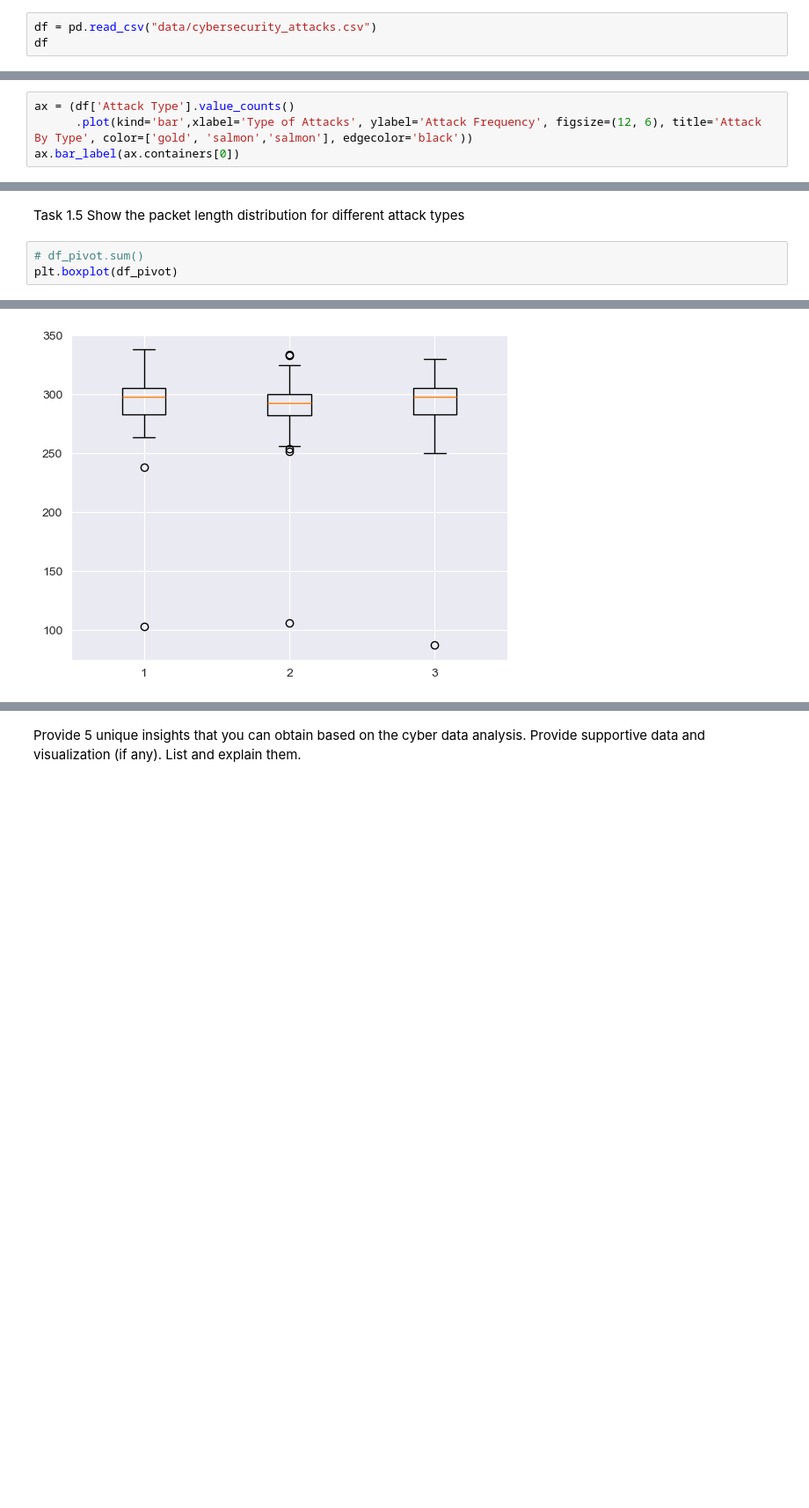
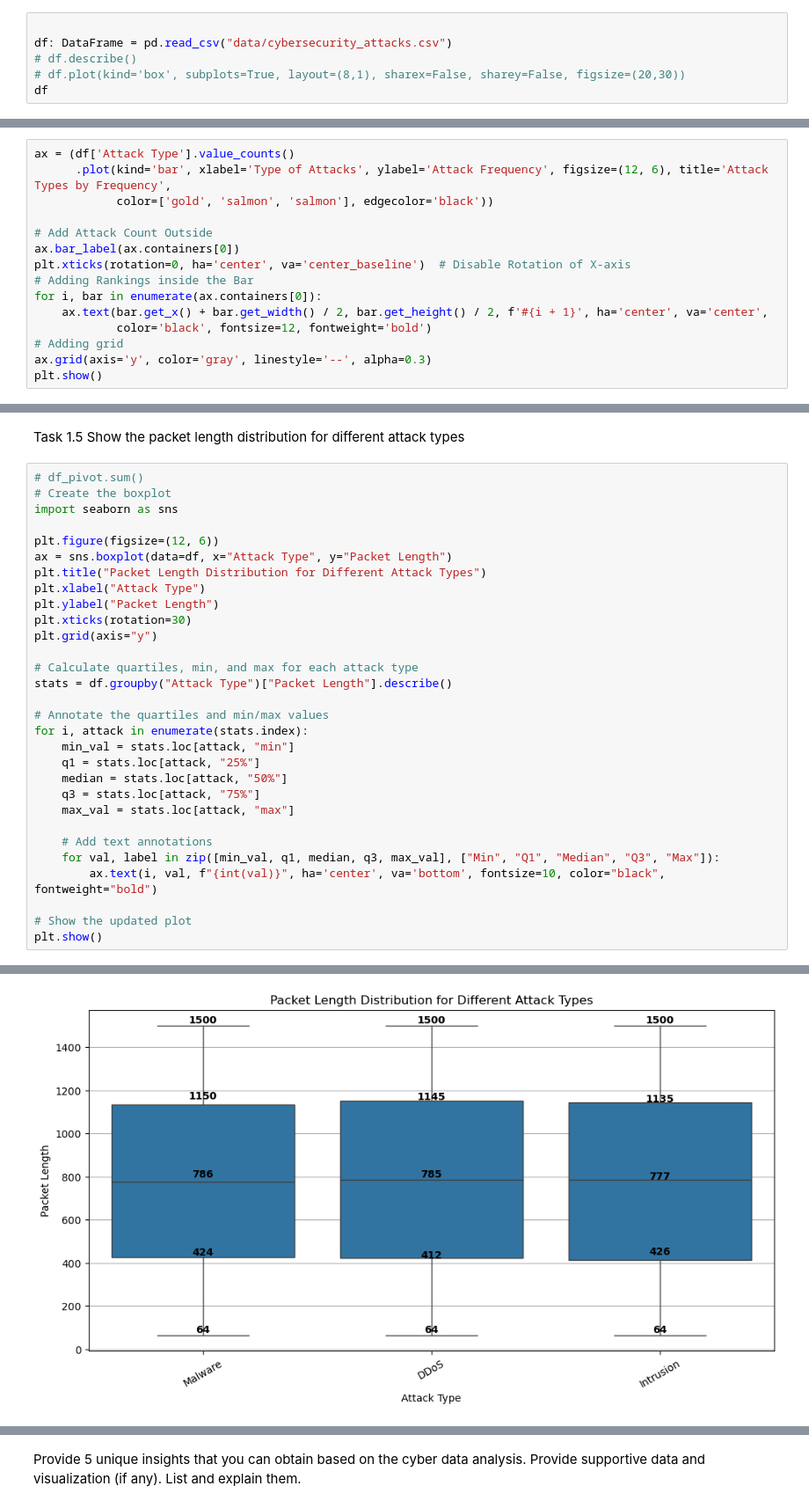
Before and after one commit to Shounaks/SIT719_Analytics_For_Security_And_Privacy, a Jupyter notebook: task-5.1C.ipynb, the cells around one changed output, grey strips where cells are left out. Shown at 88% size. Drawn from its saved outputs; the diff is of its cells as text; blank space fills up the shorter version.

```diff
--- a/task-5.1C.ipynb
+++ b/task-5.1C.ipynb
@@ -21,7 +28,10 @@ import matplotlib.pyplot as plt
 # %% [markdown]
 1.1 Display the first few rows of the dataset with the column headers to understand its structure.
 # %%
-df = pd.read_csv("data/cybersecurity_attacks.csv")
+
+df: DataFrame = pd.read_csv("data/cybersecurity_attacks.csv")
+# df.describe()
+# df.plot(kind='box', subplots=True, layout=(8,1), sharex=False, sharey=False, figsize=(20,30))
 df
 # %% [output]
 |  | Timestamp | Source IP Address | Destination IP Address | Source Port | Destination Port | Protocol | ... |
@@ -159,5 +161,16 @@ Attack Type Based segregation
 # %%
 ax = (df['Attack Type'].value_counts()
-      .plot(kind='bar',xlabel='Type of Attacks', ylabel='Attack Frequency', figsize=(12, 6), title='Attack By Type', color=['gold', 'salmon','salmon'], edgecolor='black'))
+      .plot(kind='bar', xlabel='Type of Attacks', ylabel='Attack Frequency', figsize=(12, 6), title='Attack Types by Frequency',
+            color=['gold', 'salmon', 'salmon'], edgecolor='black'))
+
+# Add Attack Count Outside
 ax.bar_label(ax.containers[0])
+plt.xticks(rotation=0, ha='center', va='center_baseline')  # Disable Rotation of X-axis
+# Adding Rankings inside the Bar
+for i, bar in enumerate(ax.containers[0]):
+    ax.text(bar.get_x() + bar.get_width() / 2, bar.get_height() / 2, f'#{i + 1}', ha='center', va='center',
+            color='black', fontsize=12, fontweight='bold')
+# Adding grid
+ax.grid(axis='y', color='gray', linestyle='--', alpha=0.3)
+plt.show()
 # %% [output]
@@ -198,5 +225,32 @@ plt.show()
 Task 1.5 Show the packet length distribution for different attack types
 # %%
 # df_pivot.sum()
-plt.boxplot(df_pivot)
+# Create the boxplot
+import seaborn as sns
+
+plt.figure(figsize=(12, 6))
+ax = sns.boxplot(data=df, x="Attack Type", y="Packet Length")
+plt.title("Packet Length Distribution for Different Attack Types")
+plt.xlabel("Attack Type")
+plt.ylabel("Packet Length")
+plt.xticks(rotation=30)
+plt.grid(axis="y")
+
+# Calculate quartiles, min, and max for each attack type
+stats = df.groupby("Attack Type")["Packet Length"].describe()
+
+# Annotate the quartiles and min/max values
+for i, attack in enumerate(stats.index):
+    min_val = stats.loc[attack, "min"]
+    q1 = stats.loc[attack, "25%"]
+    median = stats.loc[attack, "50%"]
+    q3 = stats.loc[attack, "75%"]
+    max_val = stats.loc[attack, "max"]
+
+    # Add text annotations
+    for val, label in zip([min_val, q1, median, q3, max_val], ["Min", "Q1", "Median", "Q3", "Max"]):
+        ax.text(i, val, f"{int(val)}", ha='center', va='bottom', fontsize=10, color="black", fontweight="bold")
+
+# Show the updated plot
+plt.show()
 # %% [output]
@@ -220,2 +257,2 @@ plt.boxplot(df_pivot)
-[figure, old version]
+[figure, new version]
 # %%
```
Also changed, not shown: parts of 15 cells of this notebook, 6 other files.
